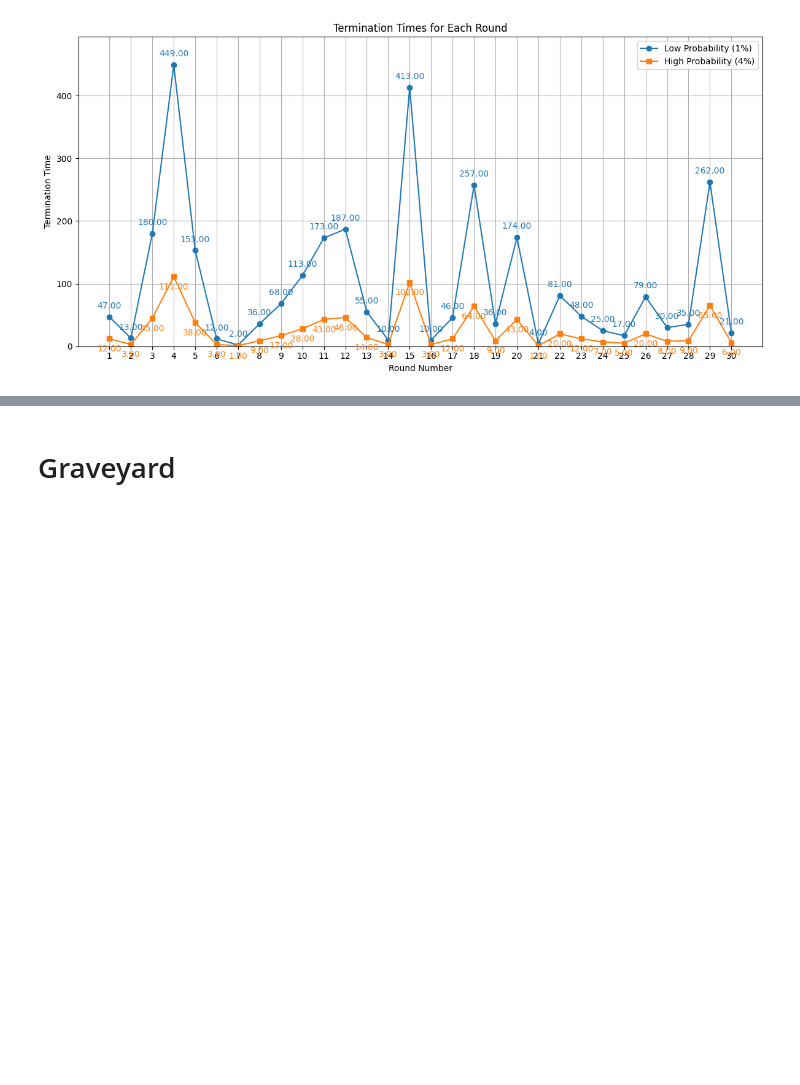
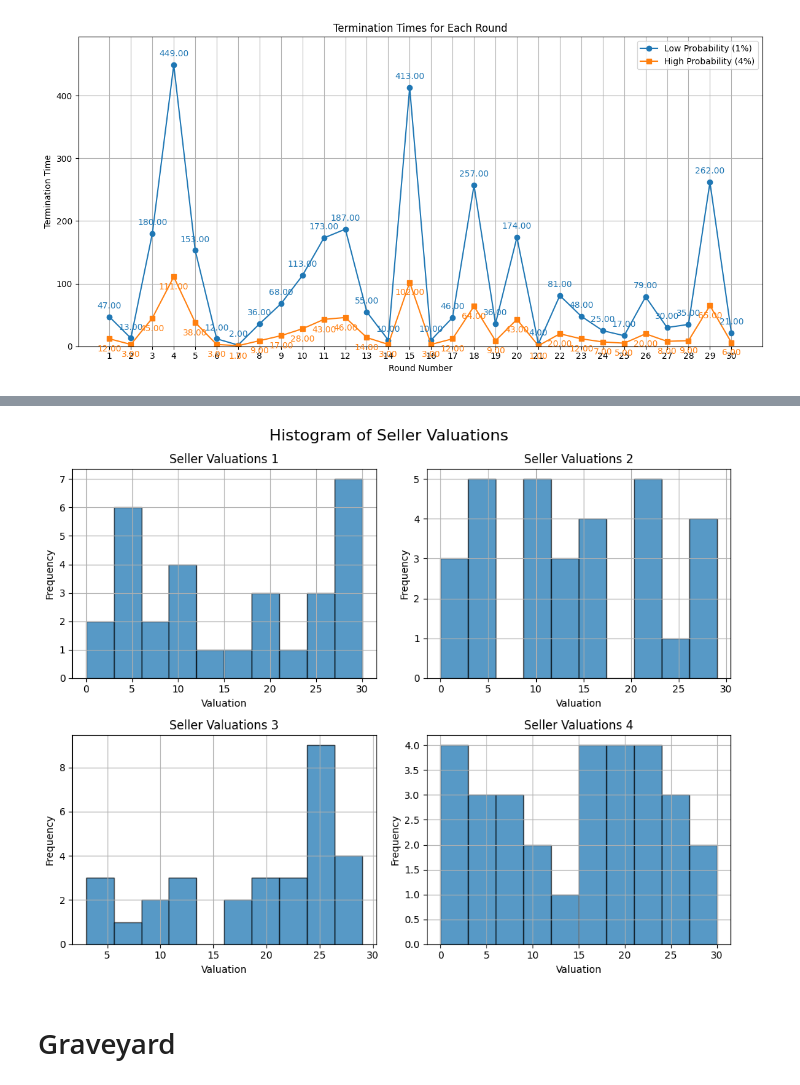
Before and after one commit to NicolasRoever/bargaining_experiment, a Jupyter notebook: randomization_values.ipynb, the cells around one changed output, grey strips where cells are left out. Saved outputs shown, nothing was run; the diff lists cells and outputs as text; code cells hidden in the pictures; blank space fills up the shorter version.

```diff
--- a/randomization_values.ipynb
+++ b/randomization_values.ipynb
@@ -80,3 +85,26 @@ plt.show()
+# %%
+seller_valuations = [
+    seller_valuations_1,
+    seller_valuations_2,
+    seller_valuations_3,
+    seller_valuations_4
+]
+
+fig, axes = plt.subplots(2, 2, figsize=(10, 8))
+fig.suptitle('Histogram of Seller Valuations', fontsize=16)
+
+# Plot histograms for each seller valuation vector
+for i, ax in enumerate(axes.flat, start=1):
+    ax.hist(seller_valuations[i-1], bins=10, alpha=0.75, edgecolor='black')
+    ax.set_title(f'Seller Valuations {i}')
+    ax.set_xlabel('Valuation')
+    ax.set_ylabel('Frequency')
+    ax.grid(True)
+
+plt.tight_layout()
+plt.show()
+# %% [output]
+[figure, added]
 # %%
 np.random.seed(42)
 
```
Also changed, not shown: parts of 4 cells of this notebook, 17 other files.
